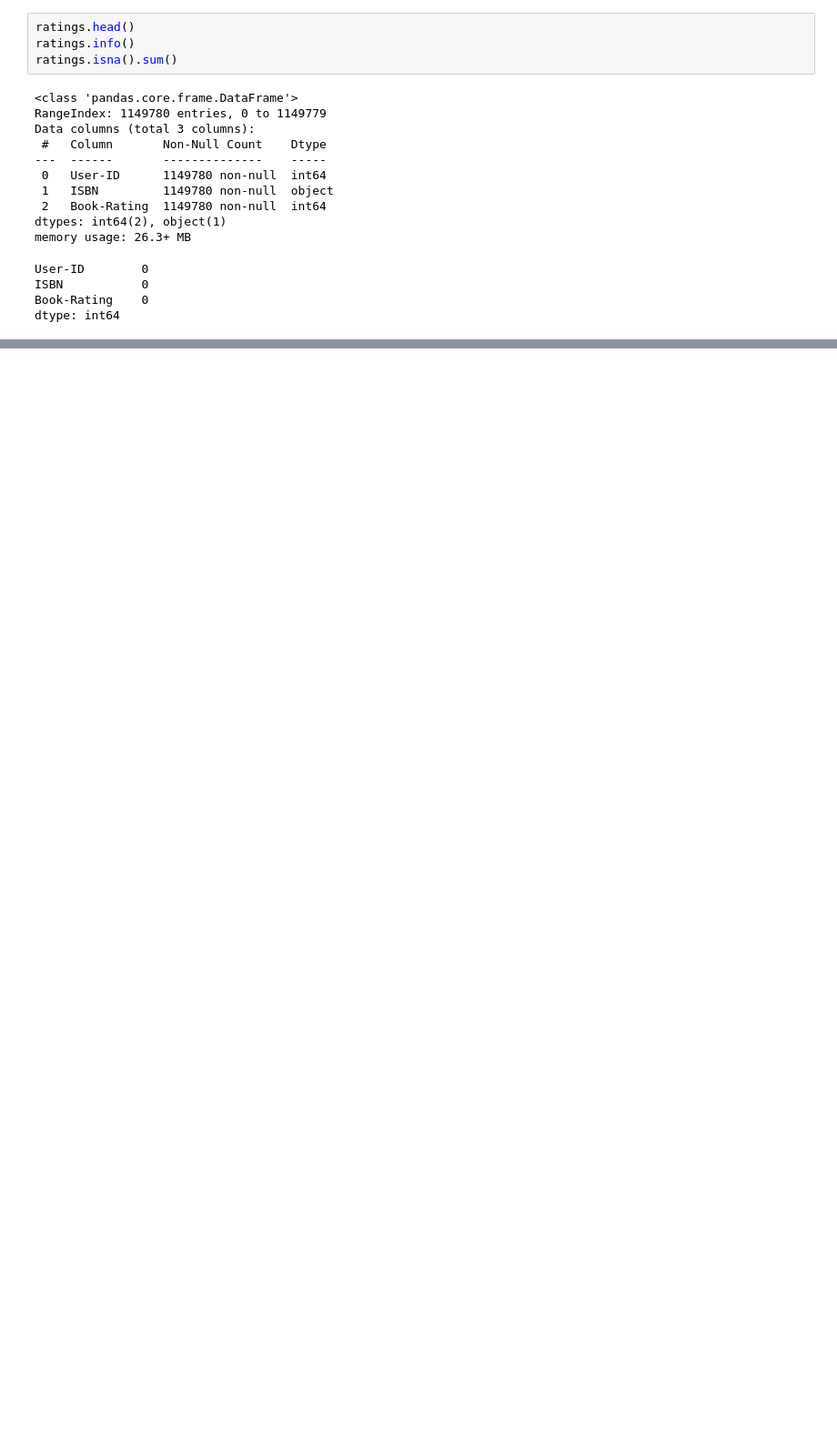
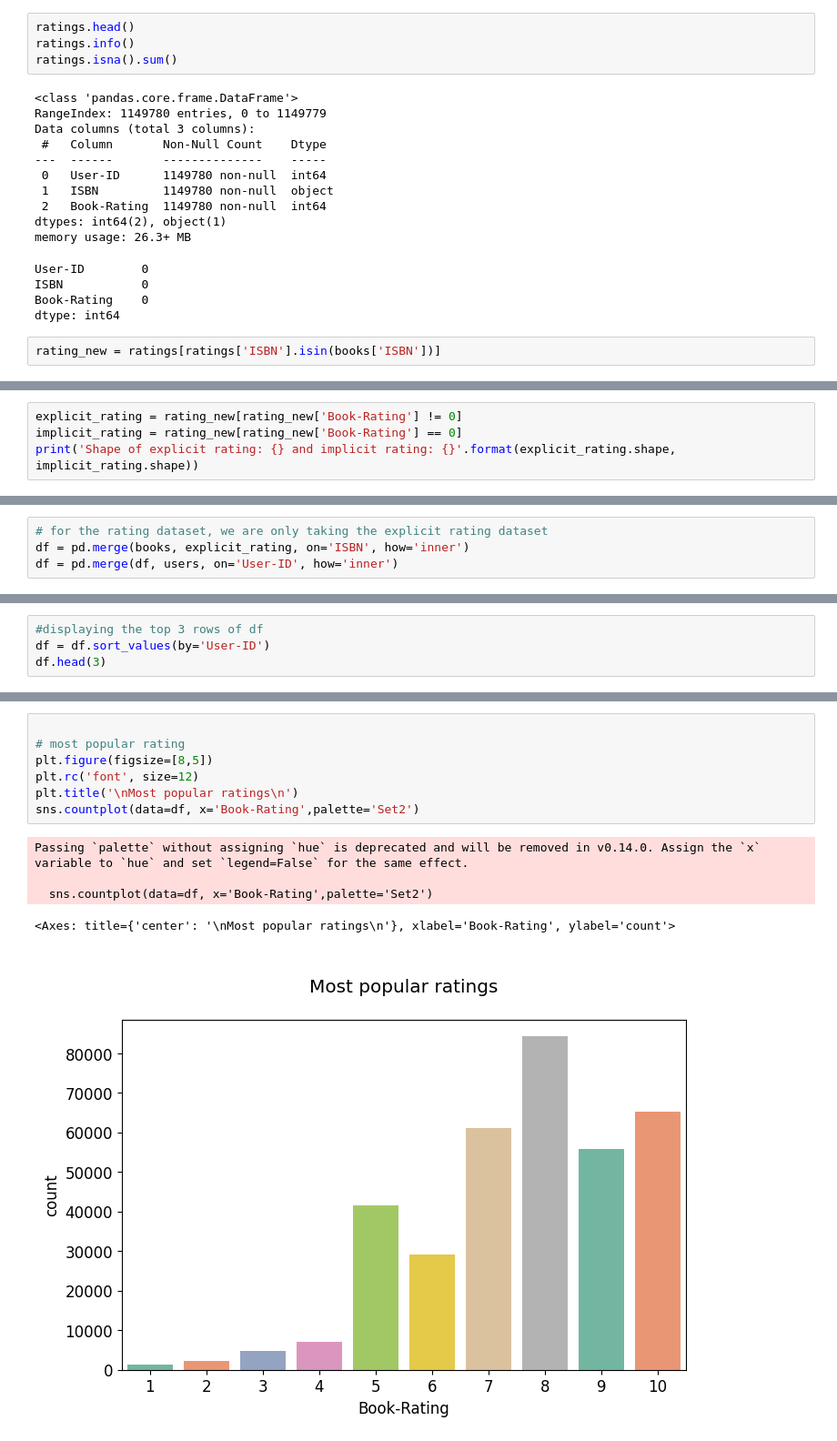
Before and after one commit to bbulls14/svd_book_recommender, a Jupyter notebook: data_cleaning.ipynb, the cells around one changed output, grey strips where cells are left out. Shown: that part at 91% size. Cells and saved outputs as stored; diff of their text form; blank space fills up the shorter version.

Commit message:
re, designing data cleaning, and svd

```diff
--- a/data_cleaning.ipynb
+++ b/data_cleaning.ipynb
@@ -407,3 +430,5 @@ User-ID        0
 ISBN           0
 Book-Rating    0
 dtype: int64
+# %%
+rating_new = ratings[ratings['ISBN'].isin(books['ISBN'])]
@@ -409,0 +468,4 @@ dtype: int64
+# %%
+explicit_rating = rating_new[rating_new['Book-Rating'] != 0]
+implicit_rating = rating_new[rating_new['Book-Rating'] == 0]
+print('Shape of explicit rating: {} and implicit rating: {}'.format(explicit_rating.shape, implicit_rating.shape))
@@ -409,0 +523,4 @@ dtype: int64
+# %%
+# for the rating dataset, we are only taking the explicit rating dataset
+df = pd.merge(books, explicit_rating, on='ISBN', how='inner')
+df = pd.merge(df, users, on='User-ID', how='inner')
@@ -409,0 +532,4 @@ dtype: int64
+# %%
+#displaying the top 3 rows of df
+df = df.sort_values(by='User-ID')
+df.head(3)
@@ -409,0 +561,13 @@ dtype: int64
+# %%
+
+# most popular rating
+plt.figure(figsize=[8,5])
+plt.rc('font', size=12)
+plt.title('\nMost popular ratings\n')
+sns.countplot(data=df, x='Book-Rating',palette='Set2')
+# %% [output]
+Passing `palette` without assigning `hue` is deprecated and will be removed in v0.14.0. Assign the `x` variable to `hue` and set `legend=False` for the same effect.
+
+  sns.countplot(data=df, x='Book-Rating',palette='Set2')
+<Axes: title={'center': '\nMost popular ratings\n'}, xlabel='Book-Rating', ylabel='count'>
+[figure, added]
```
Also changed, not shown: parts of 26 cells of this notebook, 1 other file.
